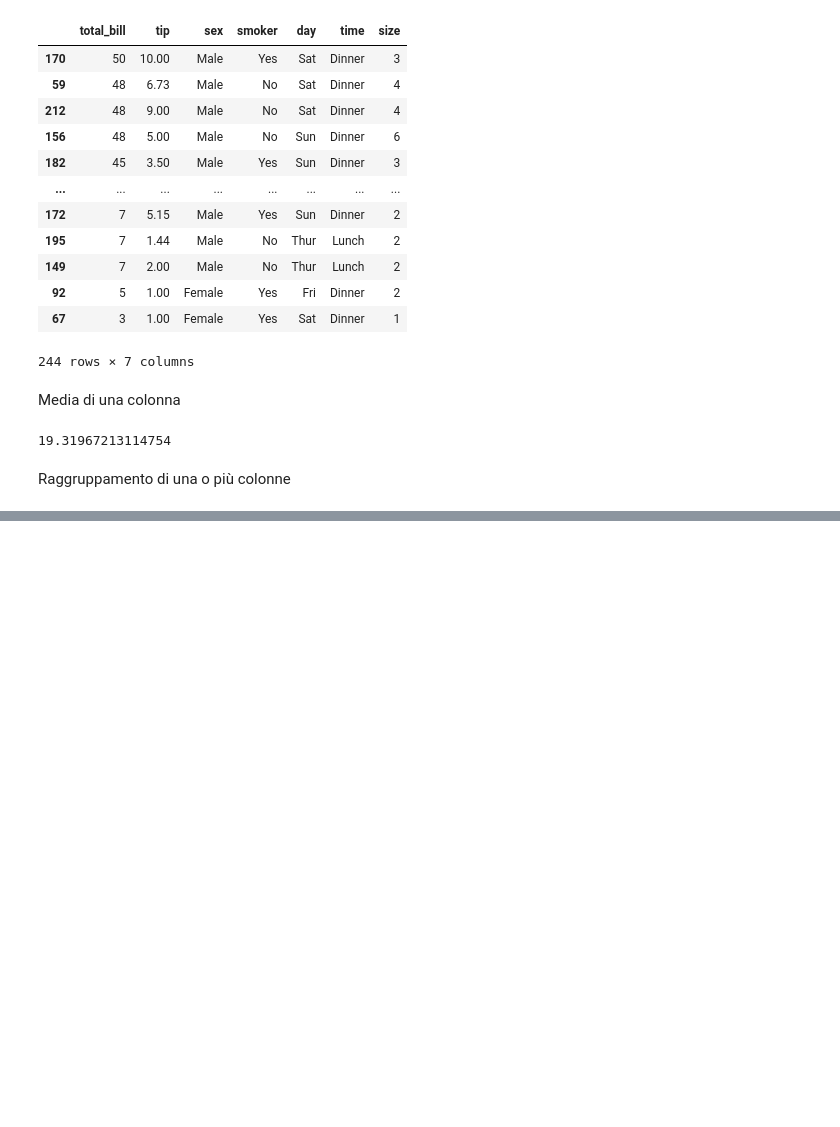
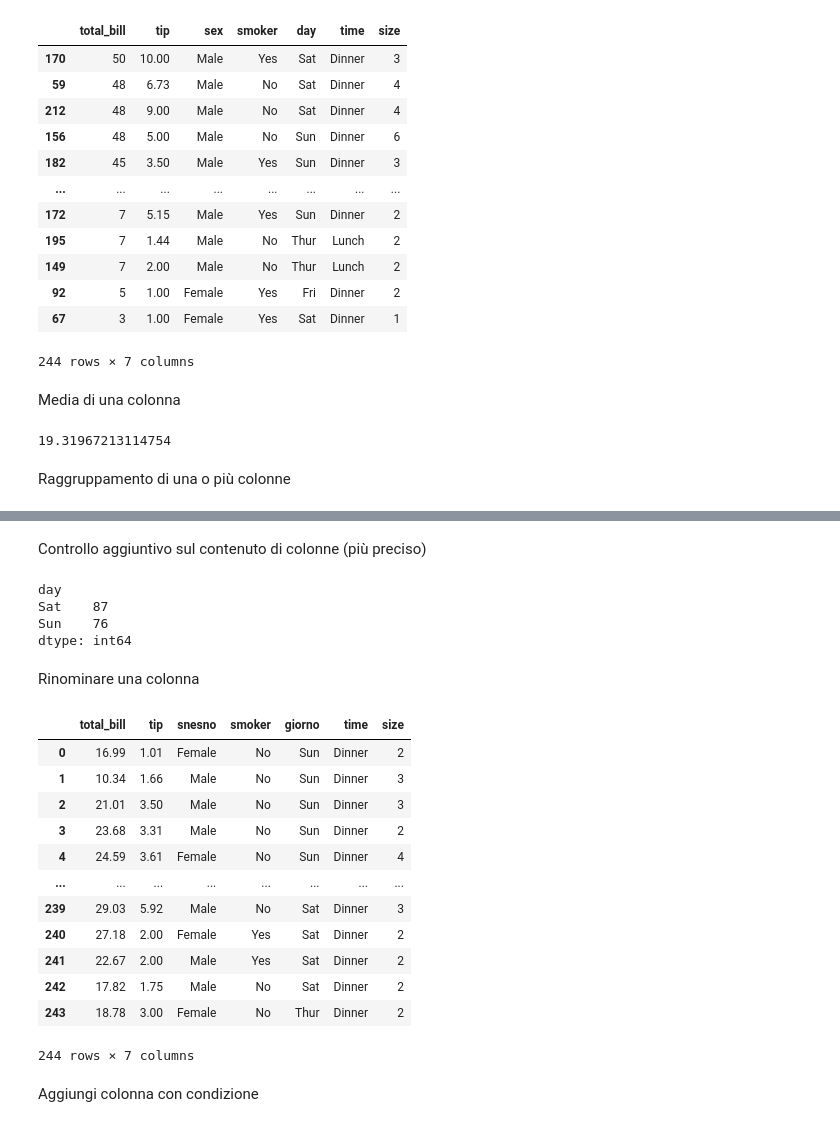
Before and after one commit to CarloLaguda/Python_Utile, a Jupyter notebook: CheetSheetPandas.ipynb, the cells around one changed output, grey strips where cells are left out. Saved outputs shown, nothing was run; the diff lists cells and outputs as text; code cells hidden in the pictures; blank space fills up the shorter version.

```diff
--- a/CheetSheetPandas.ipynb
+++ b/CheetSheetPandas.ipynb
@@ -276,0 +292,3 @@ Name: total_bill, dtype: int64
+# %%
+df_pulito = df.dropna()
+df_pulito
@@ -276,0 +313,29 @@ Name: total_bill, dtype: int64
+# %% [markdown]
+Controllo aggiuntivo sul contenuto di colonne (più preciso)
+# %%
+df_pulito[df_pulito['day'].str.contains('s', case=False)]
+# %% [output]
+day
+Sat    87
+Sun    76
+dtype: int64
+# %% [markdown]
+Rinominare una colonna
+# %%
+df_pulito.rename(columns={'day': 'giorno', 'sex': 'snesno'})
+# %% [output]
+|  | total_bill | tip | snesno | smoker | giorno | time | size |
+| 0 | 16.99 | 1.01 | Female | No | Sun | Dinner | 2 |
+| 1 | 10.34 | 1.66 | Male | No | Sun | Dinner | 3 |
+| 2 | 21.01 | 3.50 | Male | No | Sun | Dinner | 3 |
+| 3 | 23.68 | 3.31 | Male | No | Sun | Dinner | 2 |
+| 4 | 24.59 | 3.61 | Female | No | Sun | Dinner | 4 |
+| ... | ... | ... | ... | ... | ... | ... | ... |
+| 239 | 29.03 | 5.92 | Male | No | Sat | Dinner | 3 |
+| 240 | 27.18 | 2.00 | Female | Yes | Sat | Dinner | 2 |
+| 241 | 22.67 | 2.00 | Male | Yes | Sat | Dinner | 2 |
+| 242 | 17.82 | 1.75 | Male | No | Sat | Dinner | 2 |
+| 243 | 18.78 | 3.00 | Female | No | Thur | Dinner | 2 |
+244 rows × 7 columns
+# %% [markdown]
+Aggiungi colonna con condizione
```
Also changed, not shown: parts of 8 cells of this notebook.
